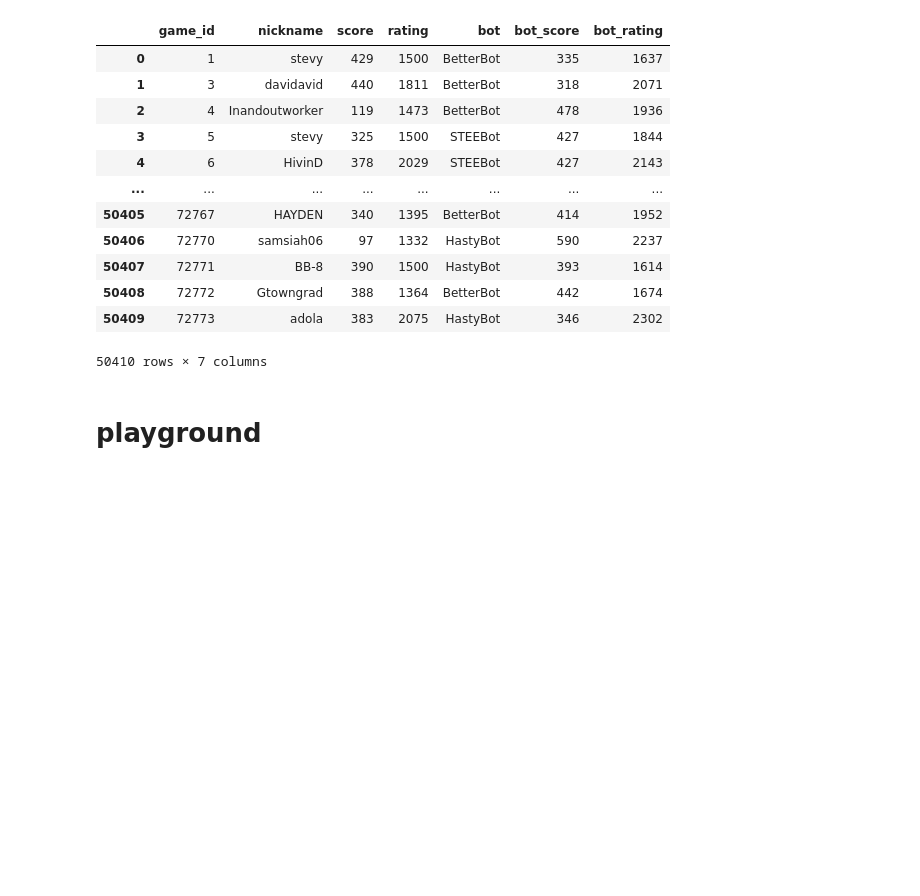
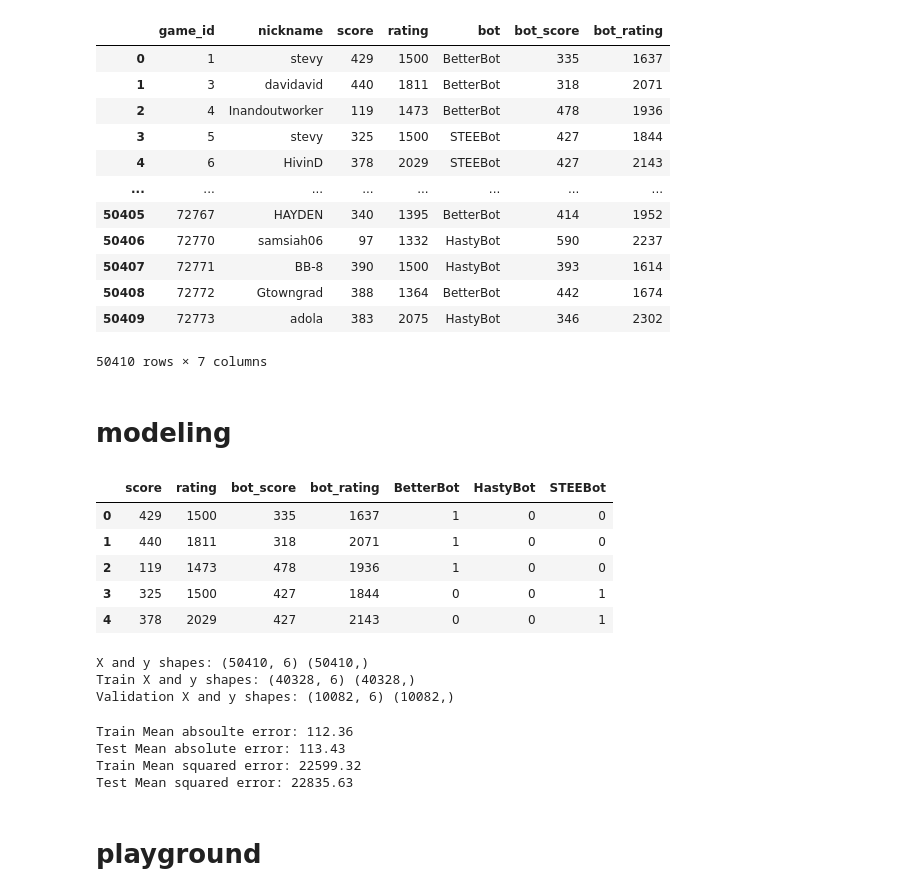
Before and after one commit to jyeung2/Scrabble-Rating, a Jupyter notebook: EDA.ipynb, the cells around one changed output. Drawn from its saved outputs; the diff is of its cells as text; code cells hidden in the pictures; blank space fills up the shorter version.

Commit message:
basic linear model

```diff
--- a/EDA.ipynb
+++ b/EDA.ipynb
@@ -121,3 +125,5 @@ train_merged
 | 50408 | 72772 | Gtowngrad | 388 | 1364 | BetterBot | 442 | 1674 |
 | 50409 | 72773 | adola | 383 | 2075 | HastyBot | 346 | 2302 |
 50410 rows × 7 columns
+# %% [markdown]
+# modeling
@@ -124,3 +134,47 @@ train_merged
+# %%
+# prepare data
+df = train_merged#[:1000]
+one_hot = pd.get_dummies(df.bot)
+df = df.drop(['bot', 'nickname', 'game_id'], axis=1)
+df = df.join(one_hot)
+df.head()
+# %% [output]
+|  | score | rating | bot_score | bot_rating | BetterBot | HastyBot | STEEBot |
+| 0 | 429 | 1500 | 335 | 1637 | 1 | 0 | 0 |
+| 1 | 440 | 1811 | 318 | 2071 | 1 | 0 | 0 |
+| 2 | 119 | 1473 | 478 | 1936 | 1 | 0 | 0 |
+| 3 | 325 | 1500 | 427 | 1844 | 0 | 0 | 1 |
+| 4 | 378 | 2029 | 427 | 2143 | 0 | 0 | 1 |
+# %%
+# split into train/validation
+X = df.drop(['rating'], axis=1).to_numpy()
+y = df['rating'].to_numpy()
+
+print('X and y shapes:', X.shape, y.shape)
+
+X_train, X_val, y_train, y_val = train_test_split(X, y, test_size=0.2, random_state=42)
+print('Train X and y shapes:', X_train.shape, y_train.shape)
+print('Validation X and y shapes:', X_val.shape, y_val.shape)
+# %% [output]
+X and y shapes: (50410, 6) (50410,)
+Train X and y shapes: (40328, 6) (40328,)
+Validation X and y shapes: (10082, 6) (10082,)
+# %%
+# create model
+reg = LinearRegression().fit(X_train, y_train)
+train_pred = reg.predict(X_train)
+test_pred = reg.predict(X_val)
+
+print('Train Mean absoulte error: %.2f' % mean_absolute_error(y_train, train_pred))
+print('Test Mean absolute error: %.2f' % mean_absolute_error(y_val, test_pred))
+
+print('Train Mean squared error: %.2f' % mean_squared_error(y_train, train_pred))
+print('Test Mean squared error: %.2f' % mean_squared_error(y_val, test_pred))
+# %% [output]
+Train Mean absoulte error: 112.36
+Test Mean absolute error: 113.43
+Train Mean squared error: 22599.32
+Test Mean squared error: 22835.63
 # %% [markdown]
 # playground
 # %%
```
Also changed, not shown: parts of 4 cells of this notebook.
